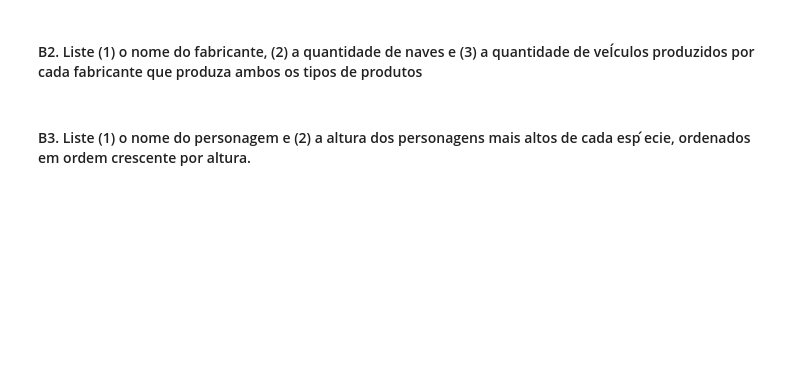
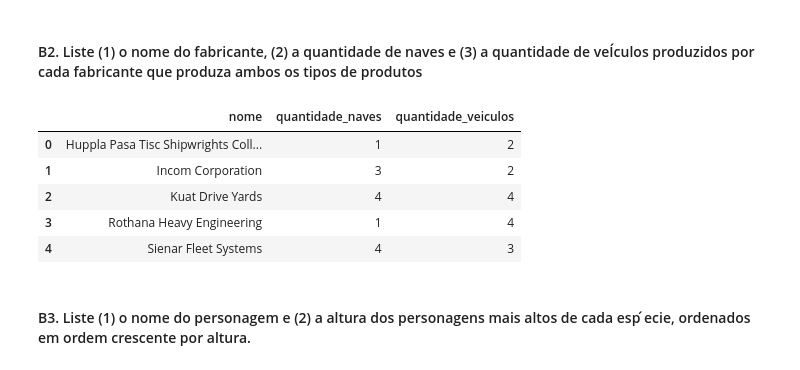
Before and after one commit to camilasbraz/analise-bd-starwars, a Jupyter notebook: tp1.ipynb, the cells around one changed output. Cells and saved outputs as stored; diff of their text form; code cells hidden in the pictures; blank space fills up the shorter version.

```diff
--- a/tp1.ipynb
+++ b/tp1.ipynb
@@ -154,4 +158,23 @@ df
 # %% [markdown]
 #### B2. Liste (1) o nome do fabricante, (2) a quantidade de naves e (3) a quantidade de veÍculos produzidos por cada fabricante que produza ambos os tipos de produtos
+# %%
+query = """
+SELECT f.nome, COUNT(DISTINCT n.nome) AS quantidade_naves, COUNT(DISTINCT v.nome) AS quantidade_veiculos
+FROM Fabricantes f
+JOIN Naves n ON f.nome = n.fabricante
+JOIN veiculos v ON f.nome = v.fabricante
+GROUP BY f.nome
+HAVING COUNT(DISTINCT n.nome) > 0 AND COUNT(DISTINCT v.nome) > 0;
+"""
+
+df = pd.read_sql_query(query, conn)
+df
+# %% [output]
+|  | nome | quantidade_naves | quantidade_veiculos |
+| 0 | Huppla Pasa Tisc Shipwrights Coll... | 1 | 2 |
+| 1 | Incom Corporation | 3 | 2 |
+| 2 | Kuat Drive Yards | 4 | 4 |
+| 3 | Rothana Heavy Engineering | 1 | 4 |
+| 4 | Sienar Fleet Systems | 4 | 3 |
 # %% [markdown]
 #### B3. Liste (1) o nome do personagem e (2) a altura dos personagens mais altos de cada esp ́ecie, ordenados em ordem crescente por altura.
```
Also changed, not shown: parts of 9 cells of this notebook, 2 other files.
